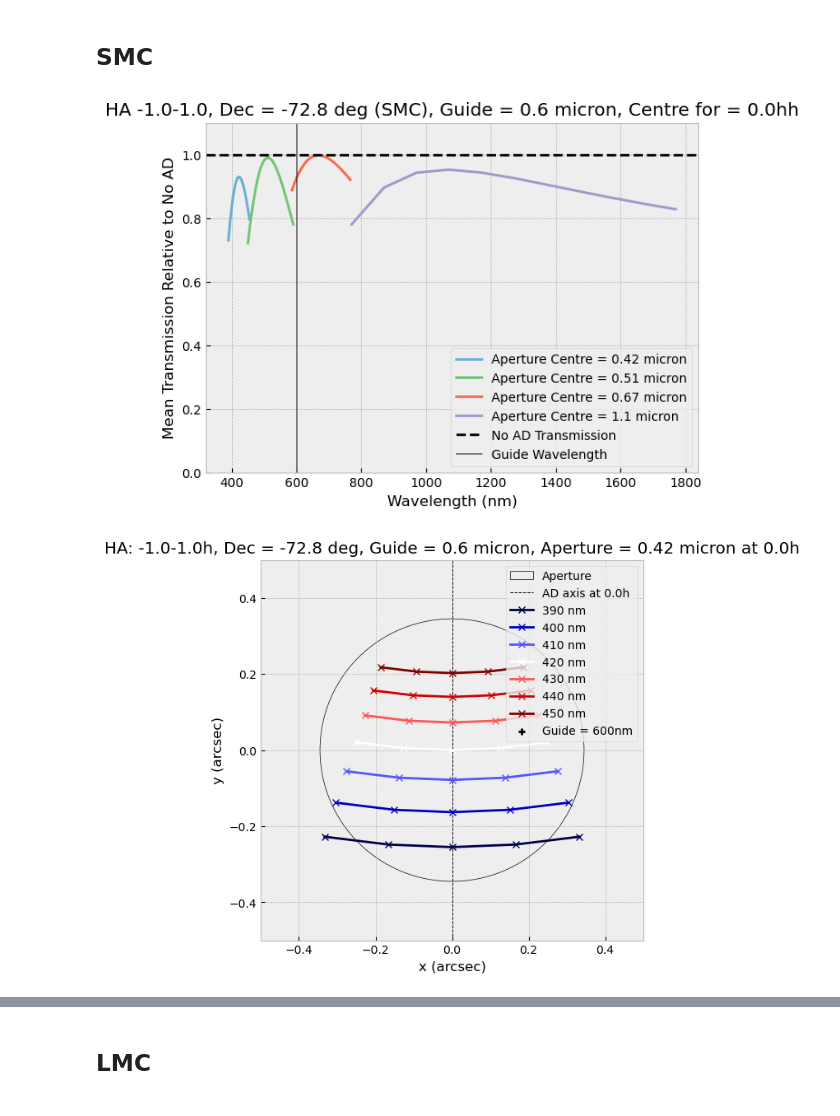
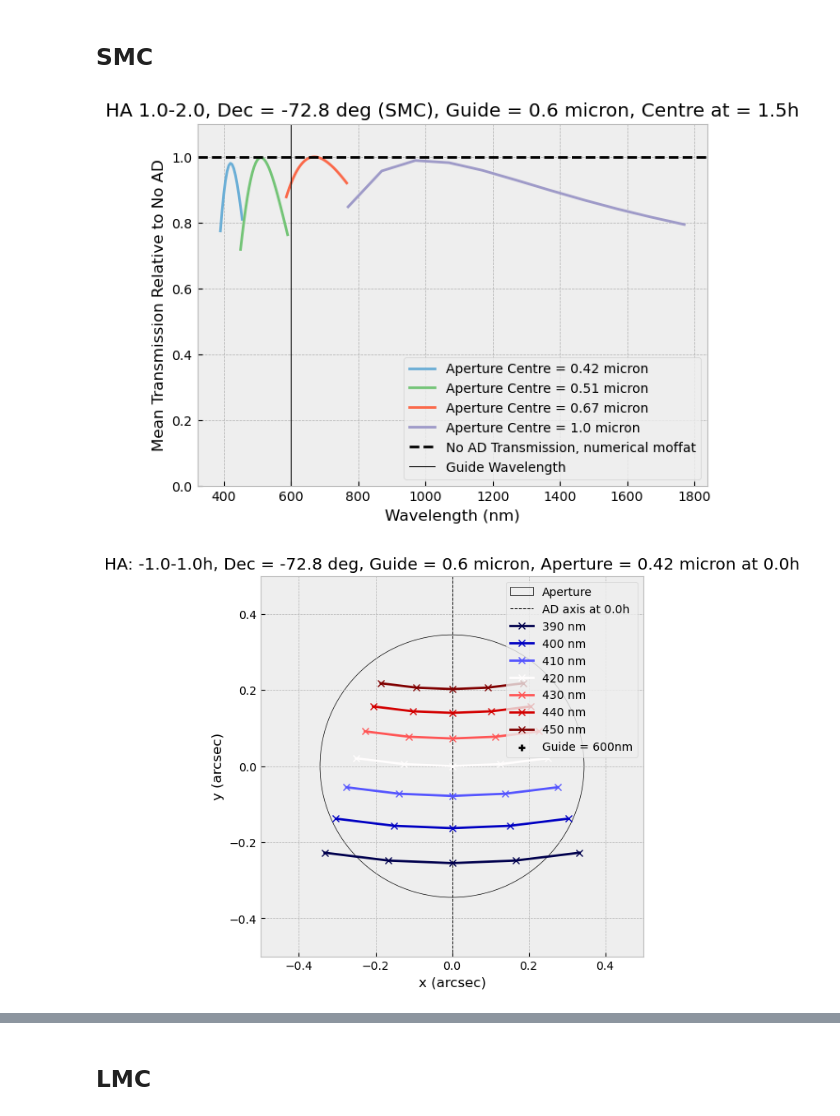
Before and after one commit to JamianStephan/MOSAIC-AD-Analysis, a Jupyter notebook: Main-Version/Integration Graphs.ipynb, the cells around one changed output, grey strips where cells are left out. Saved outputs shown, nothing was run; the diff lists cells and outputs as text; code cells hidden in the pictures.

```diff
--- a/Main-Version/Integration Graphs.ipynb
+++ b/Main-Version/Integration Graphs.ipynb
@@ -180,0 +215,29 @@ Target goes below Horizon above/below HA of +/- 8.2h
+# %%
+#Following is what is needed to plot the Trans vs Wavelength graphs for various aperture centres
+#VIS
+analysis=AD_analysis()
+analysis.load_band('LR','NIR','IY','H',sampling=5*u.nm) #Change for wanted observing mode
+
+#HA:
+targ_dec=0*u.deg
+analysis.load_airmasses(HA_range=np.linspace(1,2,21),targ_dec=targ_dec)
+
+#Aperture values to use:
+aperture_centres=np.around(np.linspace(min(analysis.output['wavelengths']).to(u.micron).value,max(analysis.output['wavelengths']).to(u.micron).value,5)*u.micron,3)
+
+#Need to generate the apertures
+analysis.make_aperture("hexagons",method="numerical moffat")
+
+#Guide in VIS
+guide=.6 * u.micron
+
+#Function generates shifts and transmissions, and creates a plot for the WL vs Trans described above
+plot_integ_trans(analysis,guide,aperture_centres,centring="mid HA",parallatic=True)
+
+#Following set of functions do the same but create a track plot
+#load_band, and load_airmasses are repeated as we most likely want a plot with less information (lower sampling and less HA values)
+analysis=AD_analysis()
+analysis.load_band('LR','NIR','IY','H',sampling=200*u.nm) #Change for wanted observing mode
+analysis.load_airmasses(HA_range=[1,1.25,1.5,1.75,2],targ_dec=targ_dec)
+analysis.calculate_shifts(guide,1.04*u.micron,centring="mid HA")
+int_analysis.track_plot(analysis,y_axis="centring")
@@ -510,48 +610,48 @@ Target goes below Horizon above/below HA of +/- 6.2h
 # %%
 #This one centres at the tenth HA_range/airmass index, i.e. HA = 1.5h
 analysis=AD_analysis()
-HA_range=np.linspace(-1,1,21)
+HA_range=np.linspace(1,2,21)
 targ_dec=-72.8*u.deg
 centring="mid HA"
 aperture_B=[.42]*u.micron
 aperture_V=[.51]*u.micron
 aperture_R=[.67]*u.micron
-aperture_NIR=[1.1]*u.micron
+aperture_NIR=[1]*u.micron
 guide=.6*u.micron
 
 #Desired airmasses
 analysis.load_airmasses(HA_range=HA_range,targ_dec=targ_dec)
 #Calculates shifts/transmissions/mean transmission and plots
-plot_integ_trans_parallel(analysis,aperture_B,aperture_V,aperture_R,aperture_NIR,guide,method="numerical moffat",aperture="hexagons",sample_val=[5*u.nm,100*u.nm],centring=centring)
+plot_integ_trans_parallel(analysis,aperture_B,aperture_V,aperture_R,aperture_NIR,guide,method="numerical moffat",aperture="hexagons",sample_val=[5*u.nm,100*u.nm],centring=centring,parallatic=True)
 plt.title("HA {}-{}, Dec = {} (SMC), Guide = {}, Centre at = {}".format(analysis.input['HA_range'][0],analysis.input['HA_range'][-1],analysis.input['targ_dec'],guide,analysis.input['centred_on']))
 
-#Corresponding track plots to above graph. Number of HA values, and so centred_on, and sampling has changed to reduce information on the plot.
-#Two options for y-axis: "centring", which is +y axis is along centring index dispersion direction, or "PA" where +y axis is PA=0
+# #Corresponding track plots to above graph. Number of HA values, and so centred_on, and sampling has changed to reduce information on the plot.
+# #Two options for y-axis: "centring", which is +y axis is along centring index dispersion direction, or "PA" where +y axis is PA=0
 analysis=AD_analysis()
 analysis.load_band('LR','VIS','B','B',sampling=10*u.nm) #Change for wanted observing mode
 analysis.load_airmasses(HA_range=np.linspace(-1,1,5),targ_dec=targ_dec)
 analysis.calculate_shifts(guide,aperture_B[0],centring="mid HA")
 int_analysis.track_plot(analysis,y_axis="centring")
 
 analysis=AD_analysis()
 analysis.load_band('LR','VIS','V','V',sampling=20*u.nm) #Change for wanted observing mode
 analysis.load_airmasses(HA_range=np.linspace(-1,1,5),targ_dec=targ_dec)
 analysis.calculate_shifts(guide,aperture_V[0],centring="mid HA")
 int_analysis.track_plot(analysis,y_axis="centring")
 
 analysis=AD_analysis()
 analysis.load_band('LR','VIS','R','R',sampling=30*u.nm) #Change for wanted observing mode
 analysis.load_airmasses(HA_range=np.linspace(-1,1,5),targ_dec=targ_dec)
 analysis.calculate_shifts(guide,aperture_R[0],centring="mid HA")
 int_analysis.track_plot(analysis,y_axis="centring")
 
 analysis=AD_analysis()
 analysis.load_band('LR','NIR','IY','H',sampling=200*u.nm) #Change for wanted observing mode
 analysis.load_airmasses(HA_range=np.linspace(-1,1,5),targ_dec=targ_dec)
 analysis.calculate_shifts(guide,aperture_NIR[0],centring="mid HA")
 int_analysis.track_plot(analysis,y_axis="centring")
 # %% [output]
-[figure, old version]
+[figure, new version]
 [figure]
 [figure]
 [figure]
```
Also changed, not shown: parts of 14 cells of this notebook, 3 other files.
